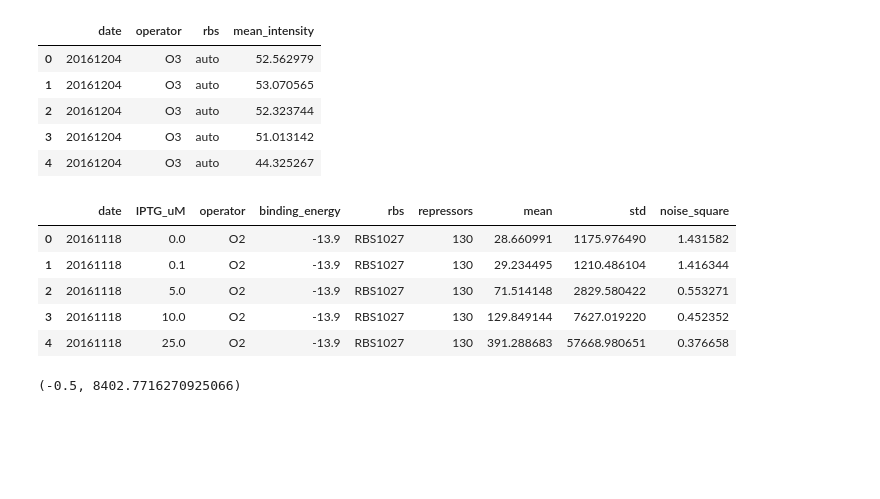
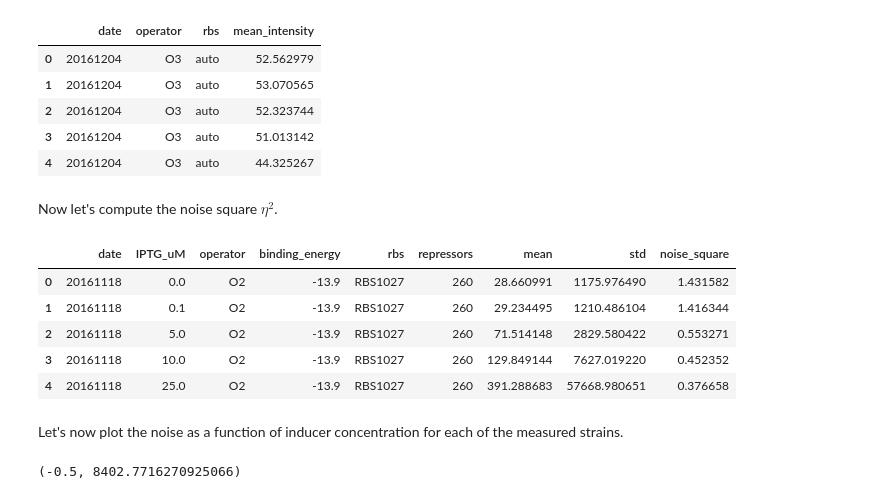
Before and after one commit to RPGroup-PBoC/chann_cap, a Jupyter notebook: src/theory/chemical_master_moments_numeric.ipynb, the cells around one changed output. Cells and saved outputs as stored; diff of their text form; code cells hidden in the pictures; blank space fills up the shorter version.

Commit message:
test parameters from MCMC on data

```diff
--- a/src/theory/chemical_master_moments_numeric.ipynb
+++ b/src/theory/chemical_master_moments_numeric.ipynb
@@ -683,6 +690,8 @@ df_micro[['date', 'operator', 'rbs', 'mean_intensity']].head()
 | 2 | 20161204 | O3 | auto | 52.323744 |
 | 3 | 20161204 | O3 | auto | 51.013142 |
 | 4 | 20161204 | O3 | auto | 44.325267 |
+# %% [markdown]
+Now let's compute the noise square $\eta^2$.
 # %%
 # group by date and by IPTG concentration
 df_group = df_micro.groupby(['date'])
@@ -690,37 +699,39 @@ df_group = df_micro.groupby(['date'])
 # Initialize data frame to save the noise
 var = ['date', 'IPTG_uM','operator', 'binding_energy', 'rbs', 'repressors',
        'mean', 'std', 'noise_square']
 df_noise = pd.DataFrame(columns=var)
 for date, data in df_group:
     # Extract the mean autofluorescence
     I_auto = data[data.rbs == 'auto'].mean_intensity.mean()
 
     # Extract the strain fluorescence measurements
     strain_data = data[(data.rbs != 'auto') & (data.rbs != 'delta')]
 
     # Group data by IPTG measurement
     data_group = strain_data.groupby('IPTG_uM')
     for inducer, data_inducer in data_group:
         # Append the require info
         strain_info = [date, inducer, data_inducer.operator.unique()[0],
                        data_inducer.binding_energy.unique()[0],
                        data_inducer.rbs.unique()[0],
-                       data_inducer.repressors.unique()[0],
+                       data_inducer.repressors.unique()[0] * 2,
                       (data_inducer.mean_intensity - I_auto).mean(),
                       (data_inducer.mean_intensity - I_auto).var(ddof=1)]
         # Compute the noise
         strain_info.append(strain_info[-1] / strain_info[-2]**2)
         # Convert to a pandas series to attach to the dataframe
         strain_info = pd.Series(strain_info, index=var)
         # Append to the info to the data frame
         df_noise = df_noise.append(strain_info, ignore_index=True)
 
 df_noise.head()
 # %% [output]
 |  | date | IPTG_uM | operator | binding_energy | rbs | repressors | mean | std | noise_square |
-| 0 | 20161118 | 0.0 | O2 | -13.9 | RBS1027 | 130 | 28.660991 | 1175.976490 | 1.431582 |
-| 1 | 20161118 | 0.1 | O2 | -13.9 | RBS1027 | 130 | 29.234495 | 1210.486104 | 1.416344 |
-| 2 | 20161118 | 5.0 | O2 | -13.9 | RBS1027 | 130 | 71.514148 | 2829.580422 | 0.553271 |
-| 3 | 20161118 | 10.0 | O2 | -13.9 | RBS1027 | 130 | 129.849144 | 7627.019220 | 0.452352 |
-| 4 | 20161118 | 25.0 | O2 | -13.9 | RBS1027 | 130 | 391.288683 | 57668.980651 | 0.376658 |
+| 0 | 20161118 | 0.0 | O2 | -13.9 | RBS1027 | 260 | 28.660991 | 1175.976490 | 1.431582 |
+| 1 | 20161118 | 0.1 | O2 | -13.9 | RBS1027 | 260 | 29.234495 | 1210.486104 | 1.416344 |
+| 2 | 20161118 | 5.0 | O2 | -13.9 | RBS1027 | 260 | 71.514148 | 2829.580422 | 0.553271 |
+| 3 | 20161118 | 10.0 | O2 | -13.9 | RBS1027 | 260 | 129.849144 | 7627.019220 | 0.452352 |
+| 4 | 20161118 | 25.0 | O2 | -13.9 | RBS1027 | 260 | 391.288683 | 57668.980651 | 0.376658 |
+# %% [markdown]
+Let's now plot the noise as a function of inducer concentration for each of the measured strains.
 # %%
```
Also changed, not shown: parts of 26 cells of this notebook, 2 other files.
